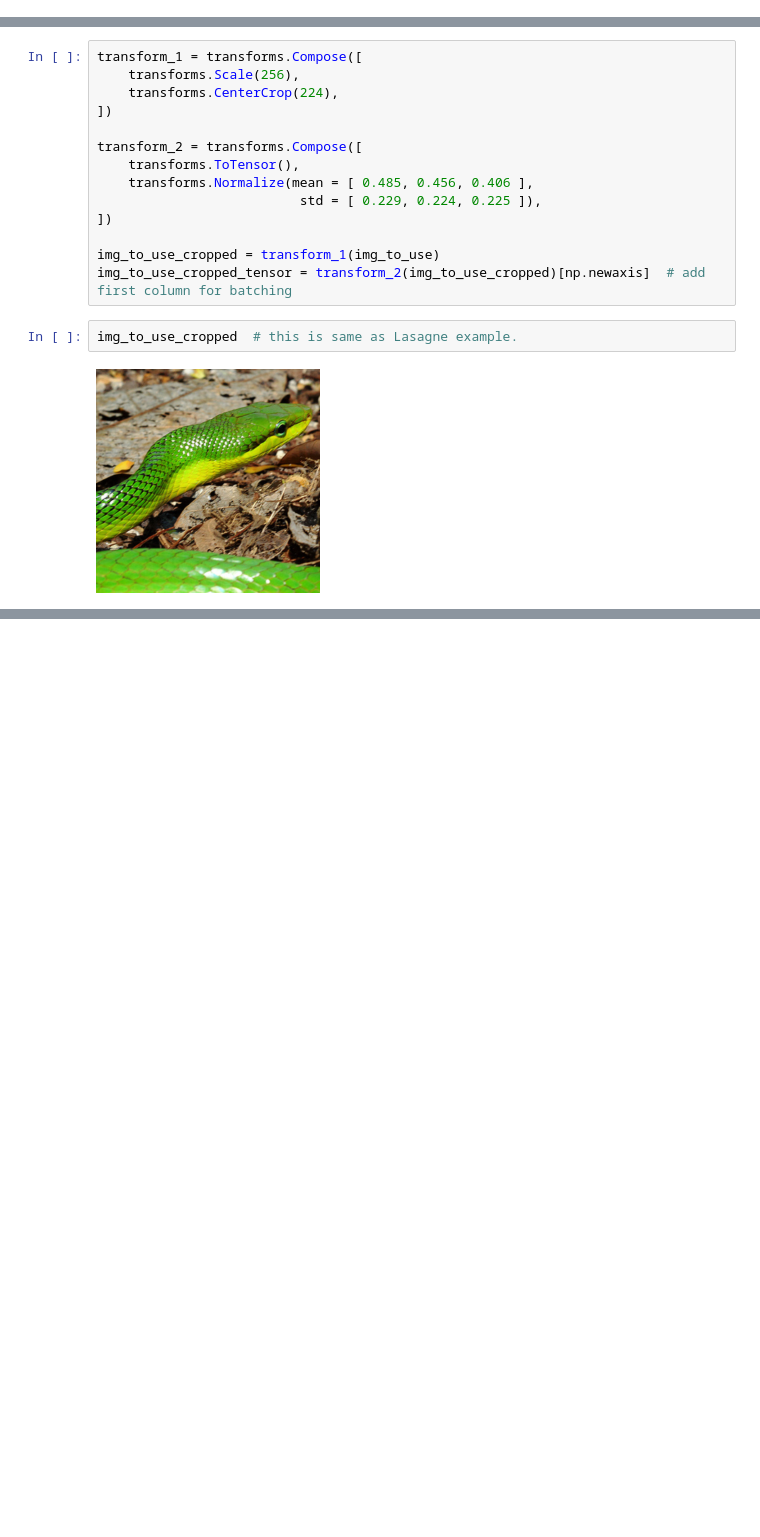
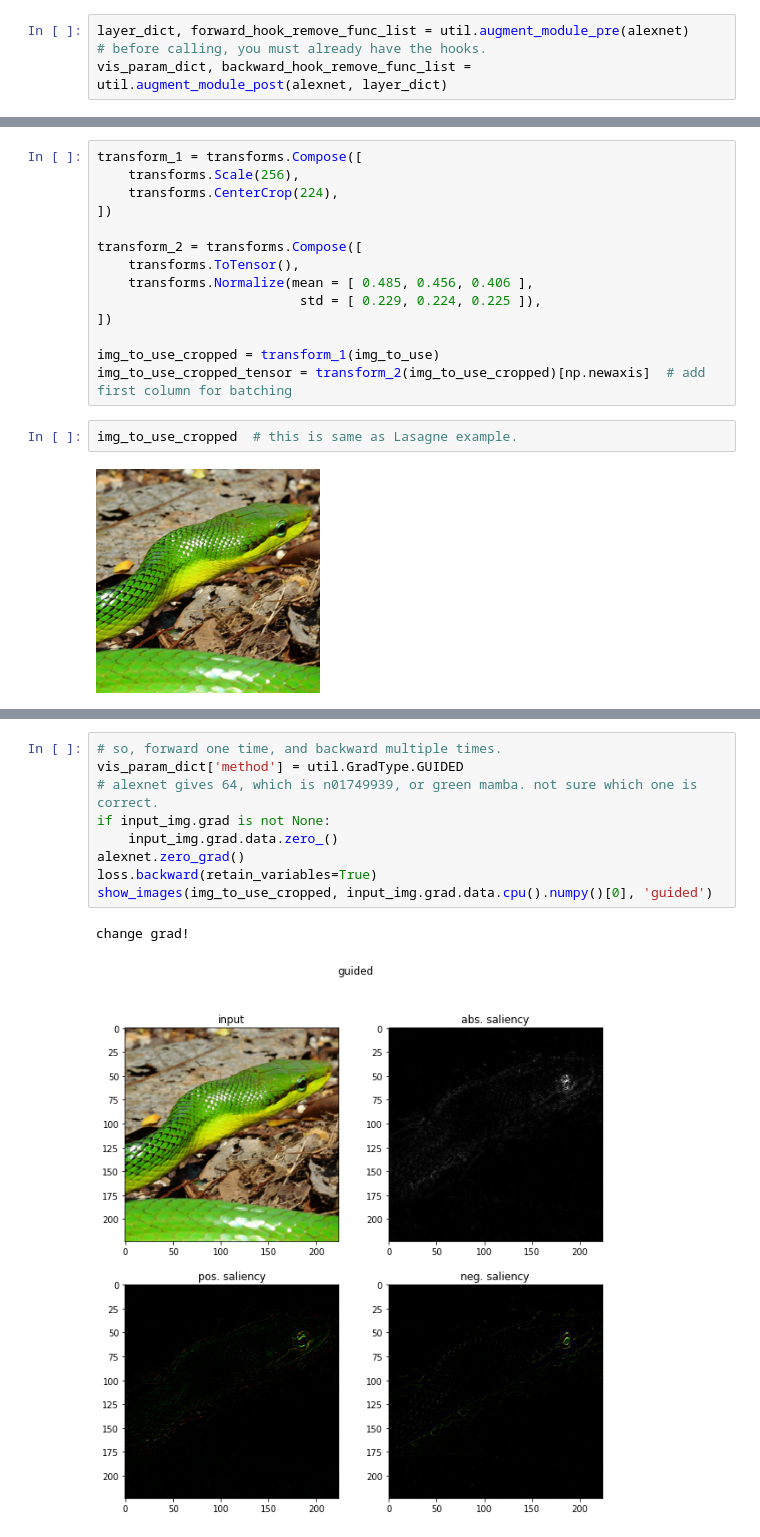
Before and after one commit to leelabcnbc/cnnvis-pytorch, a Jupyter notebook: test.ipynb, the cells around one changed output, grey strips where cells are left out. Cells and saved outputs as stored; diff of their text form; blank space fills up the shorter version.

```diff
--- a/test.ipynb
+++ b/test.ipynb
@@ -74,0 +17,4 @@ AlexNet (
+# %%
+layer_dict, forward_hook_remove_func_list = util.augment_module_pre(alexnet)
+# before calling, you must already have the hooks.
+vis_param_dict, backward_hook_remove_func_list = util.augment_module_post(alexnet, layer_dict)
@@ -130,0 +130,12 @@ classifier.5 (1, 4096) 0.00958988 0.0139359
+# %%
+# so, forward one time, and backward multiple times.
+vis_param_dict['method'] = util.GradType.GUIDED
+# alexnet gives 64, which is n01749939, or green mamba. not sure which one is correct.
+if input_img.grad is not None:
+    input_img.grad.data.zero_()
+alexnet.zero_grad()
+loss.backward(retain_variables=True)
+show_images(img_to_use_cropped, input_img.grad.data.cpu().numpy()[0], 'guided')
+# %% [output]
+change grad!
+[figure, added]
```
Also changed, not shown: parts of 25 cells of this notebook, 2 other files.
